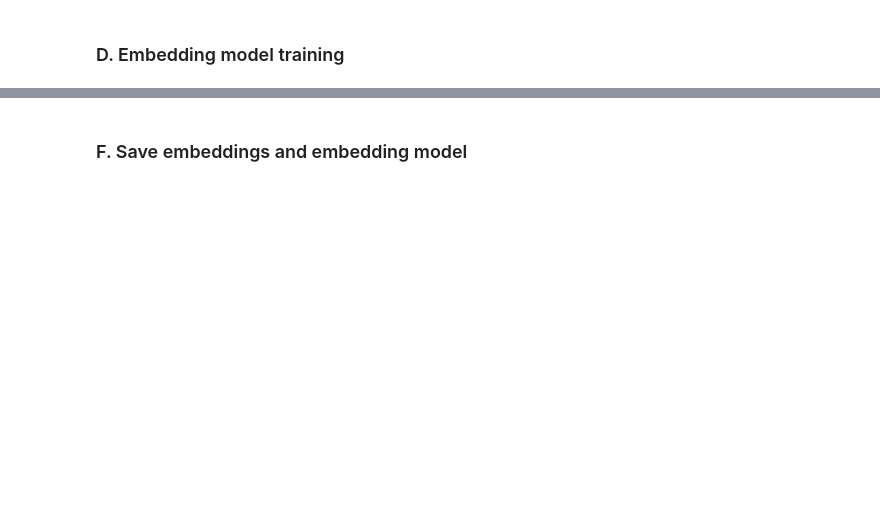
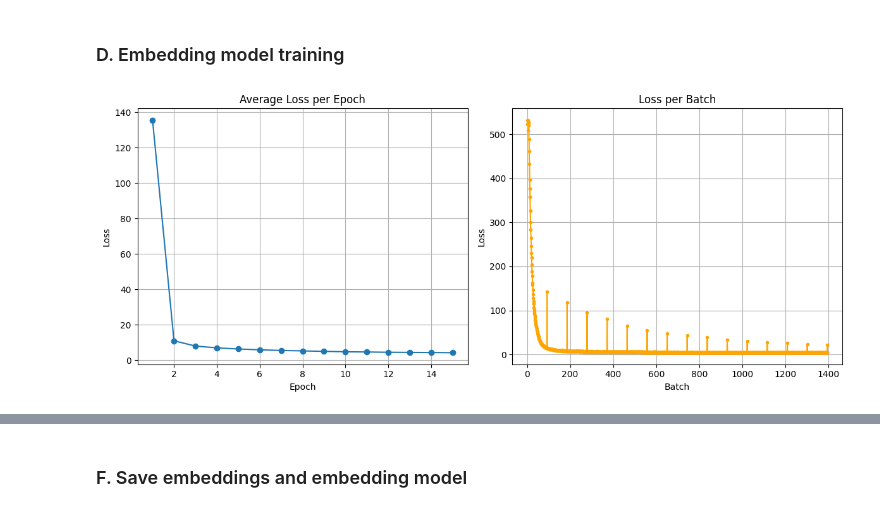
Before and after one commit to dev-mbarq/GraphRAG-internship-Diego, a Jupyter notebook: notebooks/graphsage_embeddings.ipynb, the cells around one changed output, grey strips where cells are left out. Cells and saved outputs as stored; diff of their text form; code cells hidden in the pictures; blank space fills up the shorter version.

```diff
--- a/notebooks/graphsage_embeddings.ipynb
+++ b/notebooks/graphsage_embeddings.ipynb
@@ -92,72 +92,73 @@ model = GraphSAGE_V2(
 )
 
 # Set device for model training
 device = torch.device("cuda" if torch.cuda.is_available() else "cpu")
 
 # Move the model to the device
 model = model.to(device)
 
 # Instantiate the NeighborLoader for mini-batch training
 train_loader = NeighborLoader(
     data,
     num_neighbors=loader_num_neighbors,  #  neighbors for the first layer, 15 for the second
     batch_size=loader_batch_size,  # Batch size
     shuffle=loader_shuffle
 )
 
 # OPTIMIZER
-# optimizer = torch.optim.Adam(model.parameters(), lr=optimizer_learning_rate) # (old optimizer)
+optimizer = torch.optim.Adam(model.parameters(), lr=optimizer_learning_rate) # (old optimizer)
 
-# 1) Instantiate the optimizer with weight decay regularization
-optimizer = torch.optim.Adam(
-    model.parameters(),
-    lr=optimizer_learning_rate,  # e.g. 5e-4
-    weight_decay=1e-6            # L2 regularization coefficient
-)
-
-# 2) Compute total number of optimization steps and warm‑up steps
-num_epochs   = training_num_epochs         # from your config
-steps_per_ep = len(train_loader)           # number of batches per epoch
-total_steps  = num_epochs * steps_per_ep
-warmup_steps = int(0.05 * total_steps)      # e.g. 10% of all training steps
-
-# 3) Define two schedulers: a linear warm‑up, then cosine decay
-warmup_scheduler = LinearLR(
-    optimizer,
-    start_factor=0.1,    # start at 0% of target LR
-    end_factor=1.0,      # end at 100% of target LR
-    total_iters=warmup_steps
-)
-
-decay_scheduler = CosineAnnealingLR(
-    optimizer,
-    T_max=total_steps - warmup_steps,  # remaining steps after warm‑up
-    eta_min=1e-6                       # minimum LR at end of decay
-)
+# # 1) Instantiate the optimizer with weight decay regularization
+# optimizer = torch.optim.Adam(
+#     model.parameters(),
+#     lr=optimizer_learning_rate,  # e.g. 5e-4
+#     weight_decay=1e-6            # L2 regularization coefficient
+# )
+#
+# # 2) Compute total number of optimization steps and warm‑up steps
+# num_epochs   = training_num_epochs         # from your config
+# steps_per_ep = len(train_loader)           # number of batches per epoch
+# total_steps  = num_epochs * steps_per_ep
+# warmup_steps = int(0.05 * total_steps)      # e.g. 10% of all training steps
+#
+# # 3) Define two schedulers: a linear warm‑up, then cosine decay
+# warmup_scheduler = LinearLR(
+#     optimizer,
+#     start_factor=0.1,    # start at 0% of target LR
+#     end_factor=1.0,      # end at 100% of target LR
+#     total_iters=warmup_steps
+# )
+#
+# decay_scheduler = CosineAnnealingLR(
+#     optimizer,
+#     T_max=total_steps - warmup_steps,  # remaining steps after warm‑up
+#     eta_min=1e-6                       # minimum LR at end of decay
+# )
 
 # Define scaler if GPU is available
 scaler = torch.cuda.amp.GradScaler() if torch.cuda.is_available() else None
 
 if not torch.cuda.is_available():
     train_in_cpu(model, train_loader, optimizer, num_epochs=training_num_epochs, loss_fn=unsupervised_loss_V1, debug=False, plot_eval=True)
 
 elif torch.cuda.is_available():
     # V1
-    # train_in_gpu(model, train_loader, optimizer, num_epochs=training_num_epochs, loss_fn=unsupervised_loss_V1, debug=False, plot_eval=True)
+     train_in_gpu(model, train_loader, optimizer, num_epochs=training_num_epochs, loss_fn=unsupervised_loss_V1, debug=False, plot_eval=True)
 
     # V2
-    history = train_model_in_gpu_V2(
-    model=model,
-    train_loader=train_loader,
-    optimizer=optimizer,
-    num_epochs=num_epochs,
-    loss_fn=unsupervised_loss_V1,
-    warmup_steps=warmup_steps,
-    total_steps=total_steps,
+   # history = train_model_in_gpu_V2(
+   # model=model,
+   # train_loader=train_loader,
+   # optimizer=optimizer,
+   # num_epochs=num_epochs,
+   # loss_fn=unsupervised_loss_V1,
+   # warmup_steps=warmup_steps,
+   # total_steps=total_steps,
    # warmup_start_lr=1e-6,
-    warmup_end_lr=optimizer_learning_rate,
-    min_lr=1e-6,
-    max_grad_norm=1.0,
-    debug=False,
-    plot_eval=True
-)
+   # warmup_end_lr=optimizer_learning_rate,
+   # min_lr=1e-6,
+   # max_grad_norm=1.0,
+   # debug=False,
+   # plot_eval=True)
+# %% [output]
+[figure, added]
```
Also changed, not shown: parts of 2 cells of this notebook, 3 other files.
